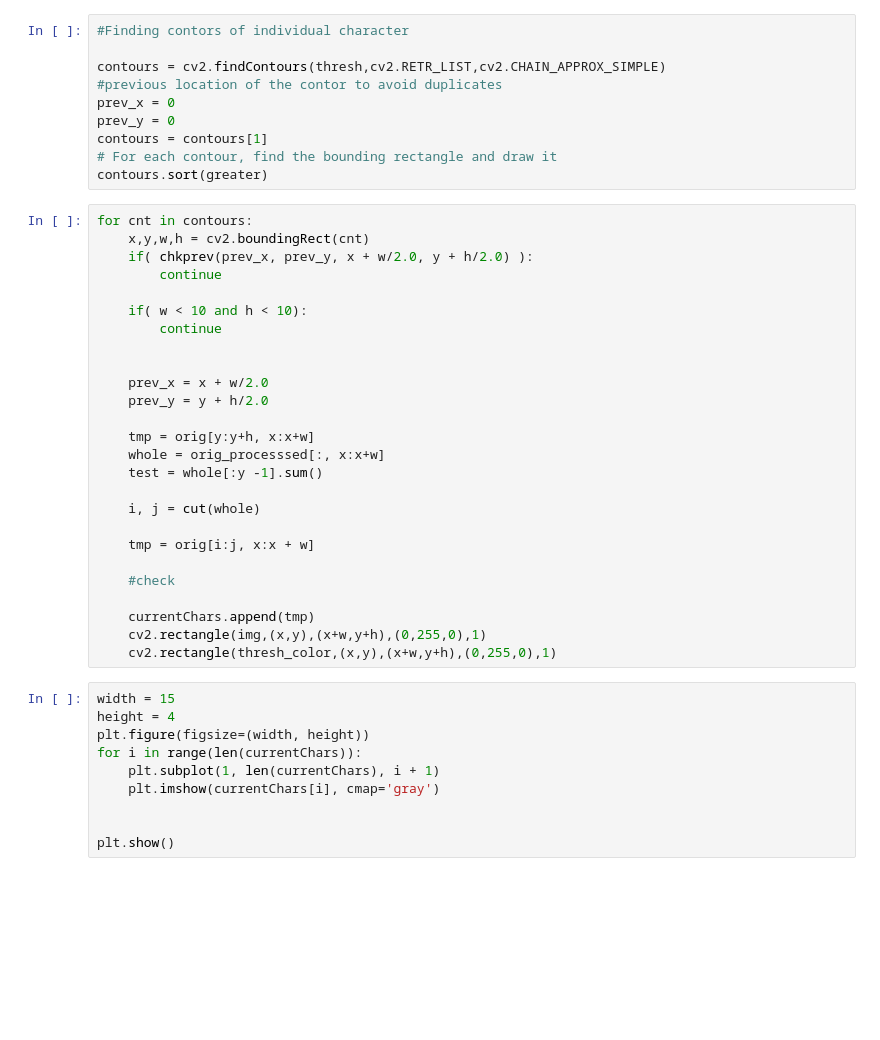
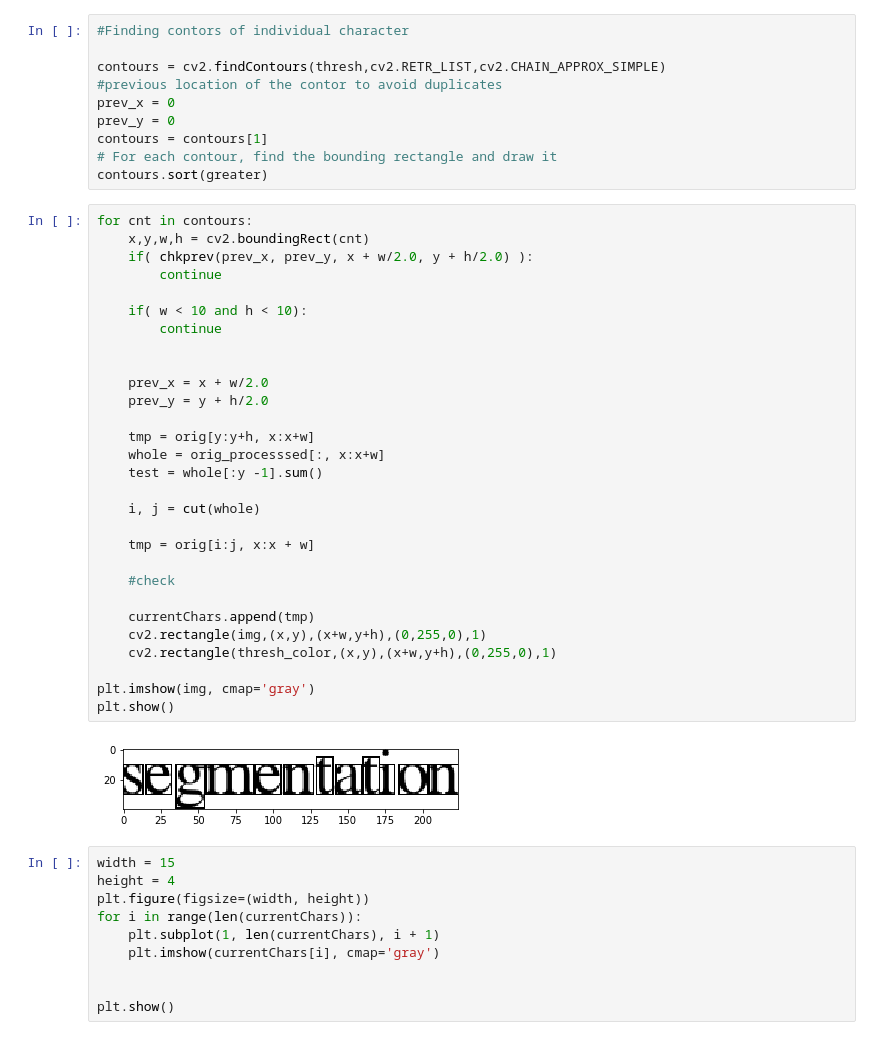
Before and after one commit to tauhid621/Digital_OCR, a Jupyter notebook: Digital OCR.ipynb, the cells around one changed output. Saved outputs shown, nothing was run; the diff lists cells and outputs as text; blank space fills up the shorter version.

```diff
--- a/Digital OCR.ipynb
+++ b/Digital OCR.ipynb
@@ -234,29 +243,34 @@ contours.sort(greater)
 # %%
 for cnt in contours:
 	x,y,w,h = cv2.boundingRect(cnt)
 	if( chkprev(prev_x, prev_y, x + w/2.0, y + h/2.0) ):
 		continue
 
 	if( w < 10 and h < 10):
 		continue
 
 
 	prev_x = x + w/2.0
 	prev_y = y + h/2.0
 
 	tmp = orig[y:y+h, x:x+w]
 	whole = orig_processsed[:, x:x+w]
 	test = whole[:y -1].sum()
 
 	i, j = cut(whole)
 
 	tmp = orig[i:j, x:x + w]
 
 	#check
 
 	currentChars.append(tmp)
 	cv2.rectangle(img,(x,y),(x+w,y+h),(0,255,0),1)
 	cv2.rectangle(thresh_color,(x,y),(x+w,y+h),(0,255,0),1)
+
+plt.imshow(img, cmap='gray')
+plt.show()
+# %% [output]
+[figure, added]
 # %%
 width = 15
 height = 4
```
Also changed, not shown: parts of 4 cells of this notebook, 4 other files.
